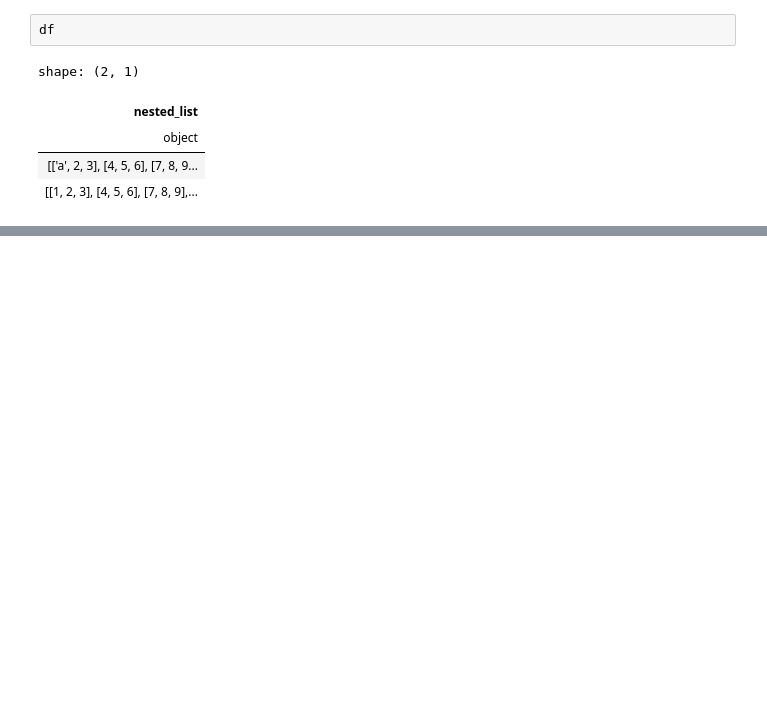
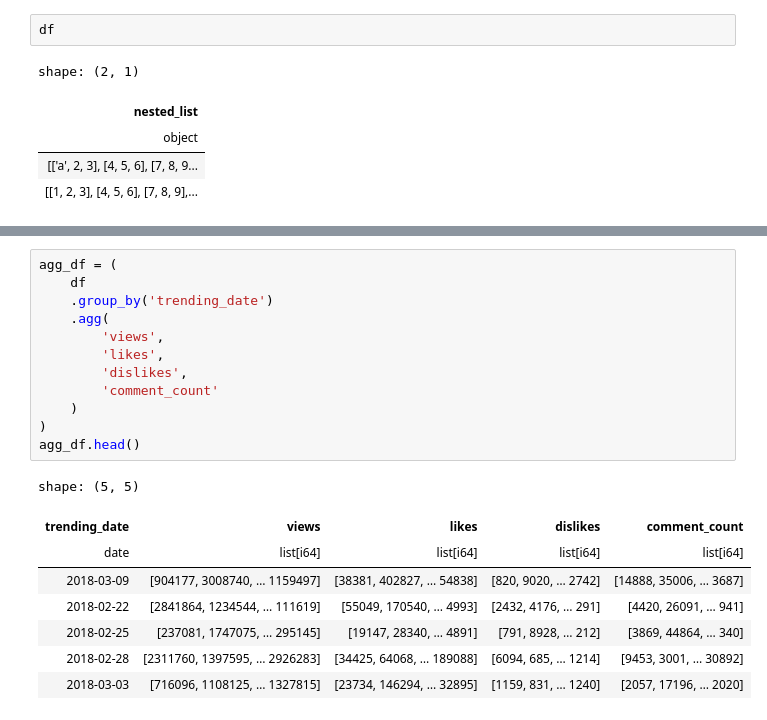
Before and after one commit to PacktPublishing/Polars-Cookbook, a Jupyter notebook: Chapter07/ch07.ipynb, the cells around one changed output, grey strips where cells are left out. Saved outputs shown, nothing was run; the diff lists cells and outputs as text; blank space fills up the shorter version.

```diff
--- a/Chapter07/ch07.ipynb
+++ b/Chapter07/ch07.ipynb
@@ -140,0 +164,21 @@ shape: (2, 1)
+# %%
+agg_df = (
+    df
+    .group_by('trending_date')
+    .agg(
+        'views',
+        'likes',
+        'dislikes',
+        'comment_count'
+    )
+)
+agg_df.head()
+# %% [output]
+shape: (5, 5)
+| trending_date | views | likes | dislikes | comment_count |
+| date | list[i64] | list[i64] | list[i64] | list[i64] |
+| 2018-03-09 | [904177, 3008740, … 1159497] | [38381, 402827, … 54838] | [820, 9020, … 2742] | [14888, 35006, … 3687] |
+| 2018-02-22 | [2841864, 1234544, … 111619] | [55049, 170540, … 4993] | [2432, 4176, … 291] | [4420, 26091, … 941] |
+| 2018-02-25 | [237081, 1747075, … 295145] | [19147, 28340, … 4891] | [791, 8928, … 212] | [3869, 44864, … 340] |
+| 2018-02-28 | [2311760, 1397595, … 2926283] | [34425, 64068, … 189088] | [6094, 685, … 1214] | [9453, 3001, … 30892] |
+| 2018-03-03 | [716096, 1108125, … 1327815] | [23734, 146294, … 32895] | [1159, 831, … 1240] | [2057, 17196, … 2020] |
```
Also changed, not shown: parts of 24 cells of this notebook.
